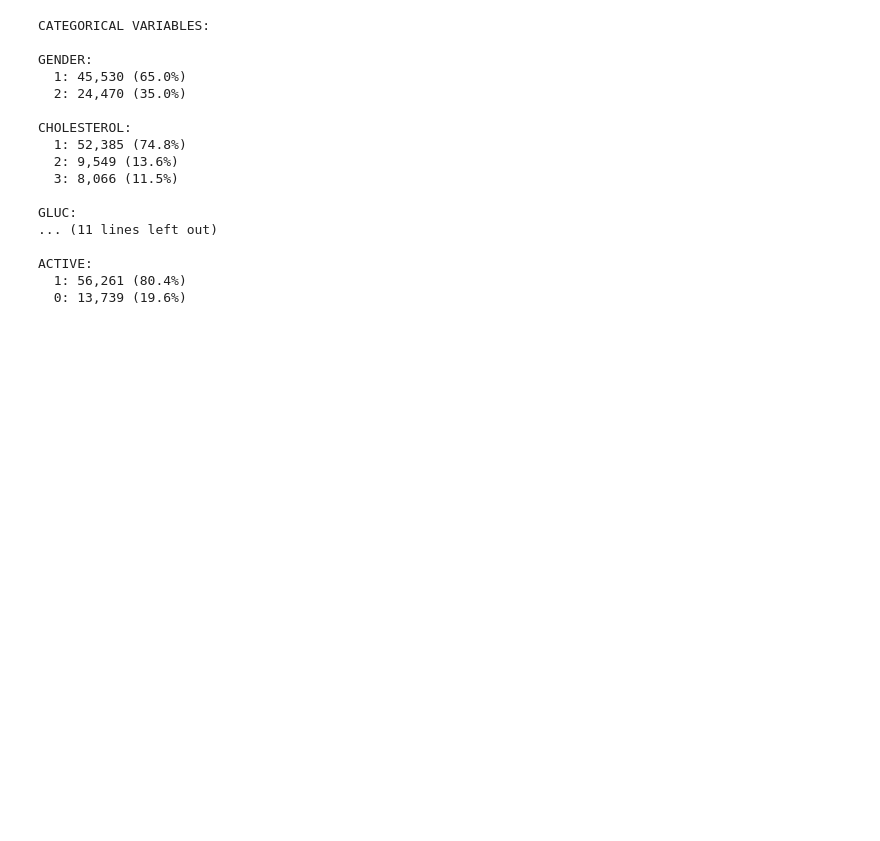
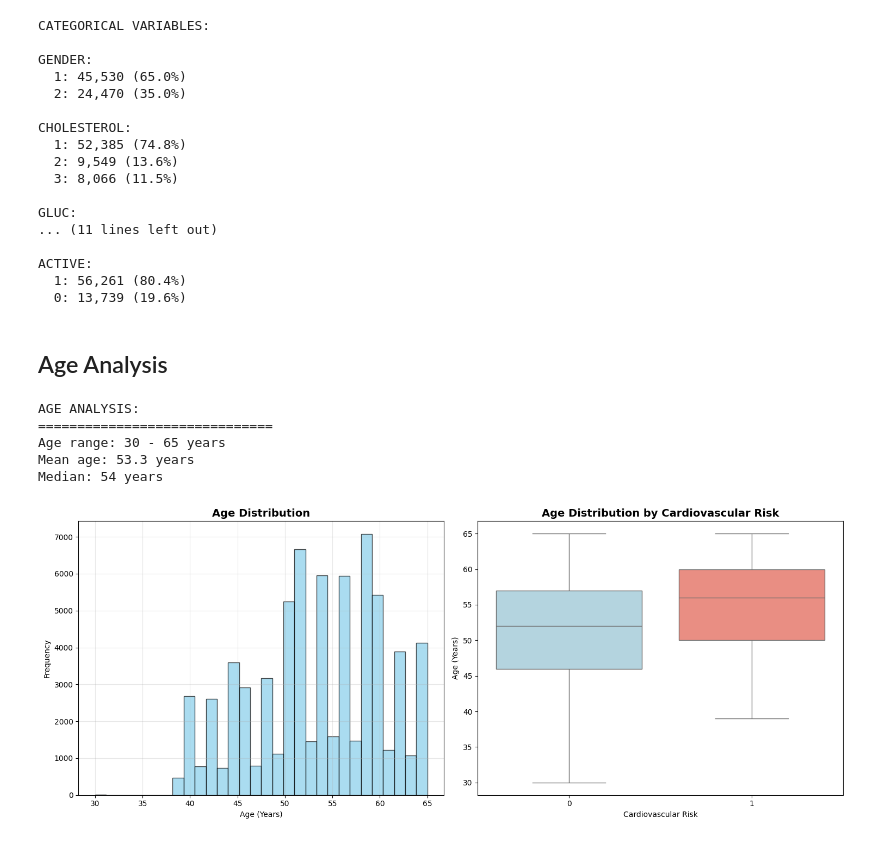
Before and after one commit to eyyuboeztuerk-arch/DPP-Stackfuel-Data-Science-Projekt, a Jupyter notebook: notebooks/01_exploration.ipynb, the cells around one changed output. Drawn from its saved outputs; the diff is of its cells as text; code cells hidden in the pictures; blank space fills up the shorter version.

Commit message:
add age analysis in 01_exploration.ipynb

```diff
--- a/notebooks/01_exploration.ipynb
+++ b/notebooks/01_exploration.ipynb
@@ -469,3 +509,48 @@ GLUC:
 ACTIVE:
   1: 56,261 (80.4%)
   0: 13,739 (19.6%)
+# %% [markdown]
+## Age Analysis
+# %%
+# =============================================================================
+# 7. AGE ANALYSIS (SPECIAL: DAYS → YEARS)
+# =============================================================================
+
+print("AGE ANALYSIS:")
+print("="*30)
+
+# Convert age from days to years (if 'age' is in days)
+if 'age' in df.columns:
+    df['age_years'] = (df['age'] / 365.25).round(0).astype(int)
+
+    print(f"Age range: {df['age_years'].min()} - {df['age_years'].max()} years")
+    print(f"Mean age: {df['age_years'].mean():.1f} years")
+    print(f"Median: {df['age_years'].median():.0f} years")
+
+    # Visualize age distribution
+    plt.figure(figsize=(15, 6))
+
+    # Subplot 1: Histogram
+    plt.subplot(1, 2, 1)
+    plt.hist(df['age_years'], bins=30, alpha=0.7, color='skyblue', edgecolor='black')
+    plt.title('Age Distribution', fontsize=14, fontweight='bold')
+    plt.xlabel('Age (Years)')
+    plt.ylabel('Frequency')
+    plt.grid(True, alpha=0.3)
+
+    # Subplot 2: Boxplot by target variable
+    plt.subplot(1, 2, 2)
+    sns.boxplot(data=df, x='cardio', y='age_years', palette=['lightblue', 'salmon'])
+    plt.title('Age Distribution by Cardiovascular Risk', fontsize=14, fontweight='bold')
+    plt.xlabel('Cardiovascular Risk')
+    plt.ylabel('Age (Years)')
+
+    plt.tight_layout()
+    plt.show()
+# %% [output]
+AGE ANALYSIS:
+==============================
+Age range: 30 - 65 years
+Mean age: 53.3 years
+Median: 54 years
+[figure, added]
```
Also changed, not shown: parts of 5 cells of this notebook.
